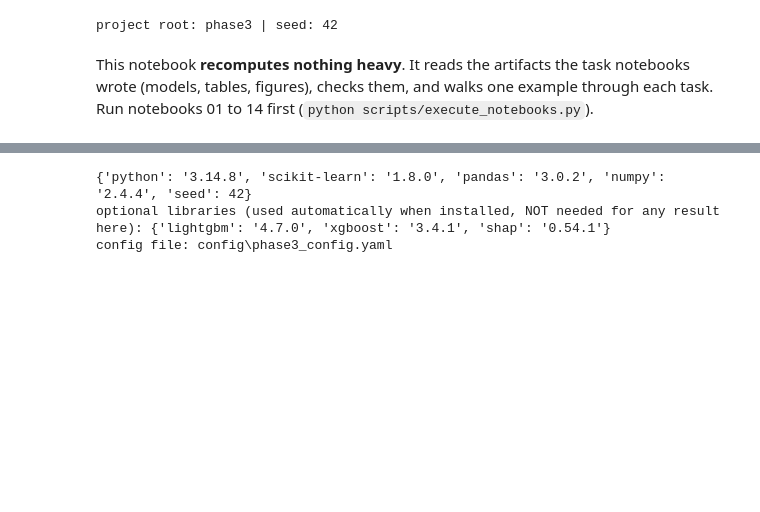
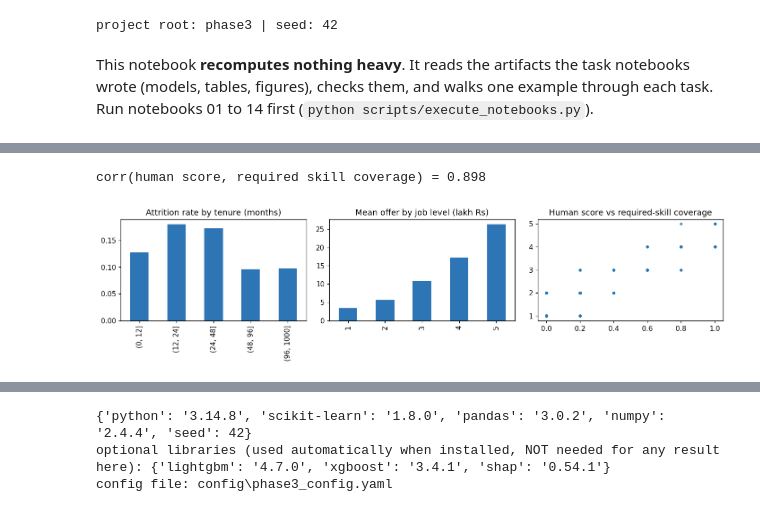
Before and after one commit to jaisurya04/cortexhr, a Jupyter notebook: phase3/notebooks/15_phase3_complete_workflow.ipynb, the cells around one changed output, grey strips where cells are left out. Cells and saved outputs as stored; diff of their text form; code cells hidden in the pictures; blank space fills up the shorter version.

```diff
--- a/phase3/notebooks/15_phase3_complete_workflow.ipynb
+++ b/phase3/notebooks/15_phase3_complete_workflow.ipynb
@@ -27,0 +359,9 @@ This notebook **recomputes nothing heavy**. It reads the artifacts the task note
+# %%
+fig, ax = plt.subplots(1, 3, figsize=(13, 3.4))
+att.assign(b=pd.cut(att.tenure_months, [0, 12, 24, 48, 96, 1000])).groupby('b', observed=True).left_within_12m.mean().plot.bar(ax=ax[0], color='#2e75b6'); ax[0].set_title('Attrition rate by tenure (months)'); ax[0].set_xlabel('')
+sal.groupby('job_level').offered_annual_fixed.mean().div(1e5).plot.bar(ax=ax[1], color='#2e75b6'); ax[1].set_title('Mean offer by job level (lakh Rs)'); ax[1].set_xlabel('')
+ax[2].scatter(lab.required_skill_coverage, lab.human_suitability_score, s=8, alpha=.5); ax[2].set_title('Human score vs required-skill coverage'); plt.tight_layout()
+print('corr(human score, required skill coverage) = %.3f' % lab.human_suitability_score.corr(lab.required_skill_coverage))
+# %% [output]
+corr(human score, required skill coverage) = 0.898
+[figure, added]
```
Also changed, not shown: parts of 85 cells of this notebook, 13 other files.
